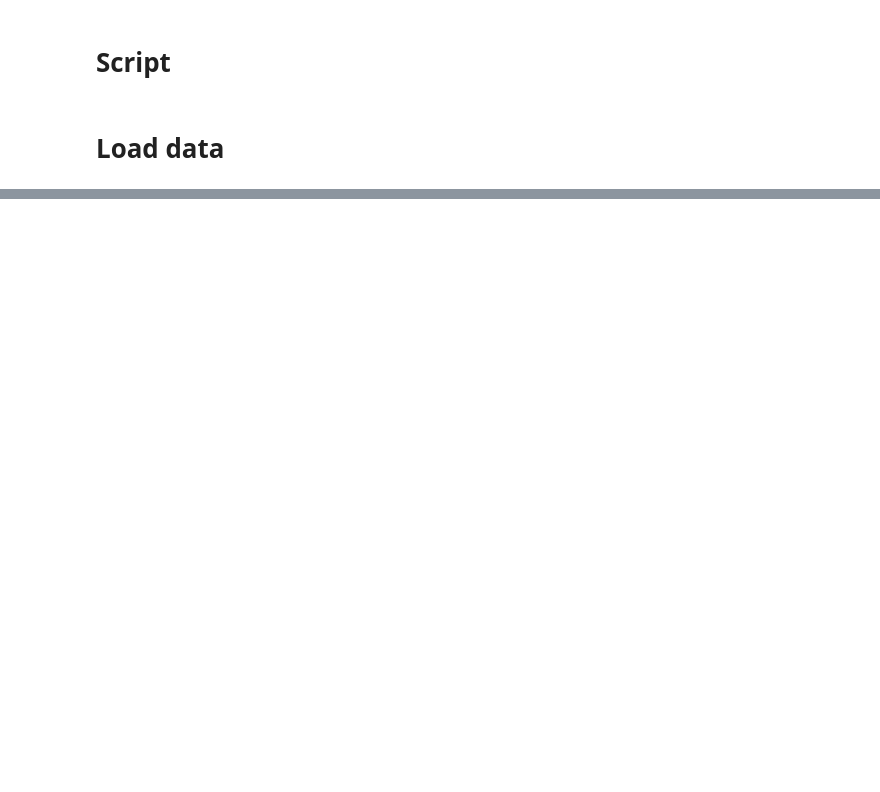
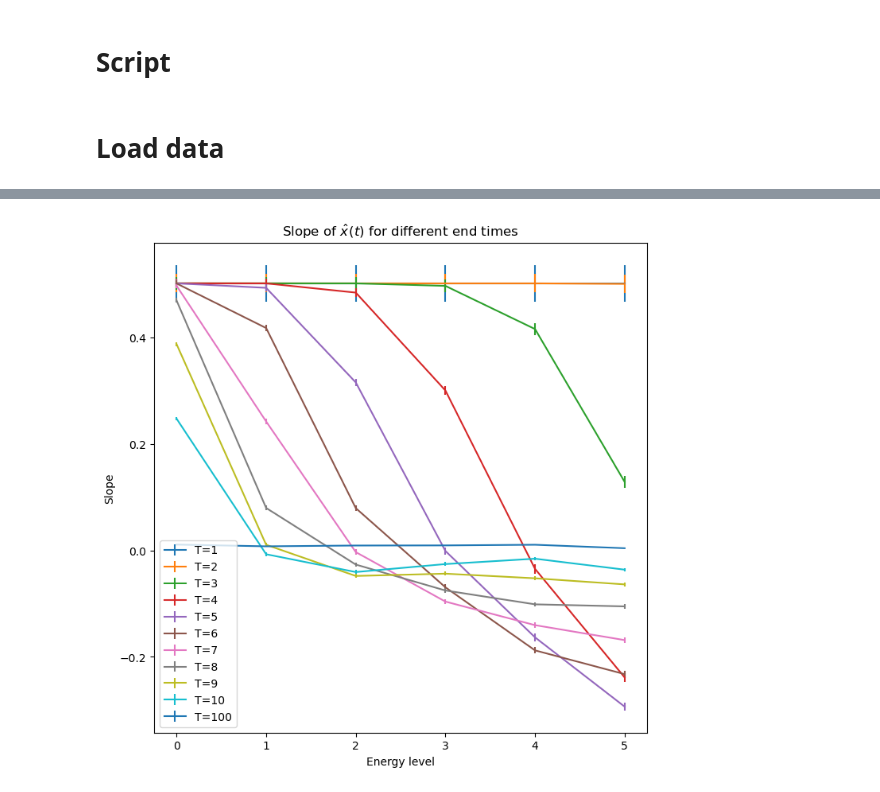
Before and after one commit to c0pp1/QIC_Exercises, a Jupyter notebook: Exercise05/exercise05.ipynb, the cells around one changed output, grey strips where cells are left out. Drawn from its saved outputs; the diff is of its cells as text; code cells hidden in the pictures; blank space fills up the shorter version.

```diff
--- a/Exercise05/exercise05.ipynb
+++ b/Exercise05/exercise05.ipynb
@@ -48,0 +107,28 @@ sum(data[0,:])
+# %%
+slopes = np.empty((len(Ts), len(E_levels)))
+errors = np.empty((len(Ts), len(E_levels)))
+for i, T in enumerate(Ts):
+    x = np.linspace(0, T, t_samples, endpoint=True)
+    for j, E in enumerate(E_levels):
+        y = np.linspace(xlims[E][0], xlims[E][1], x_samples, endpoint=True)
+        data_list = []
+        with open(ofdir + f"{t_samples}T{T}_E{E+1}.dat", 'rb') as file:
+            for t in range(t_samples):
+                data = np.fromfile(file, dtype='float64', count=x_samples)
+                data_list.append(data)
+        data=np.stack(data_list)
+        (m, b), cov = np.polyfit(x, np.sum(data.T**2*y.reshape([-1, 1]), axis=0), deg=1, cov='unscaled')
+        slopes[i, j] = m
+        errors[i, j] = np.sqrt(cov[0,0])
+# %%
+fig, ax = plt.subplots(figsize=(8,8))
+for i, T in enumerate(Ts):
+    ax.errorbar(E_levels, slopes[i, :], yerr=errors[i, :], label=f'T={T}')
+
+ax.legend()
+ax.set_title(r'Slope of $\hat x(t)$ for different end times')
+ax.set_xlabel('Energy level')
+ax.set_ylabel('Slope')
+fig.savefig('slope_T.svg')
+# %% [output]
+[figure, added]
```
Also changed, not shown: parts of 12 cells of this notebook, 1 other file.
